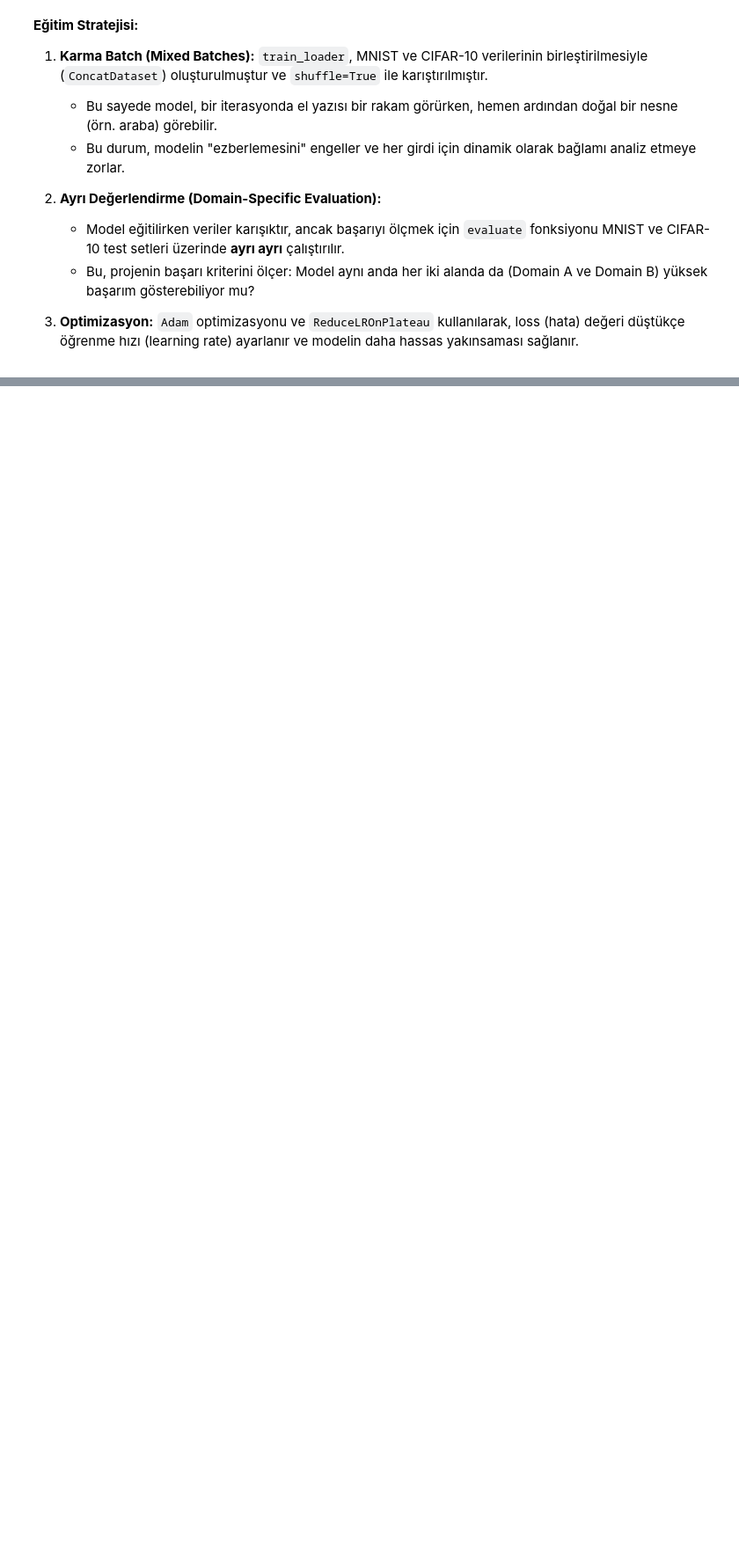
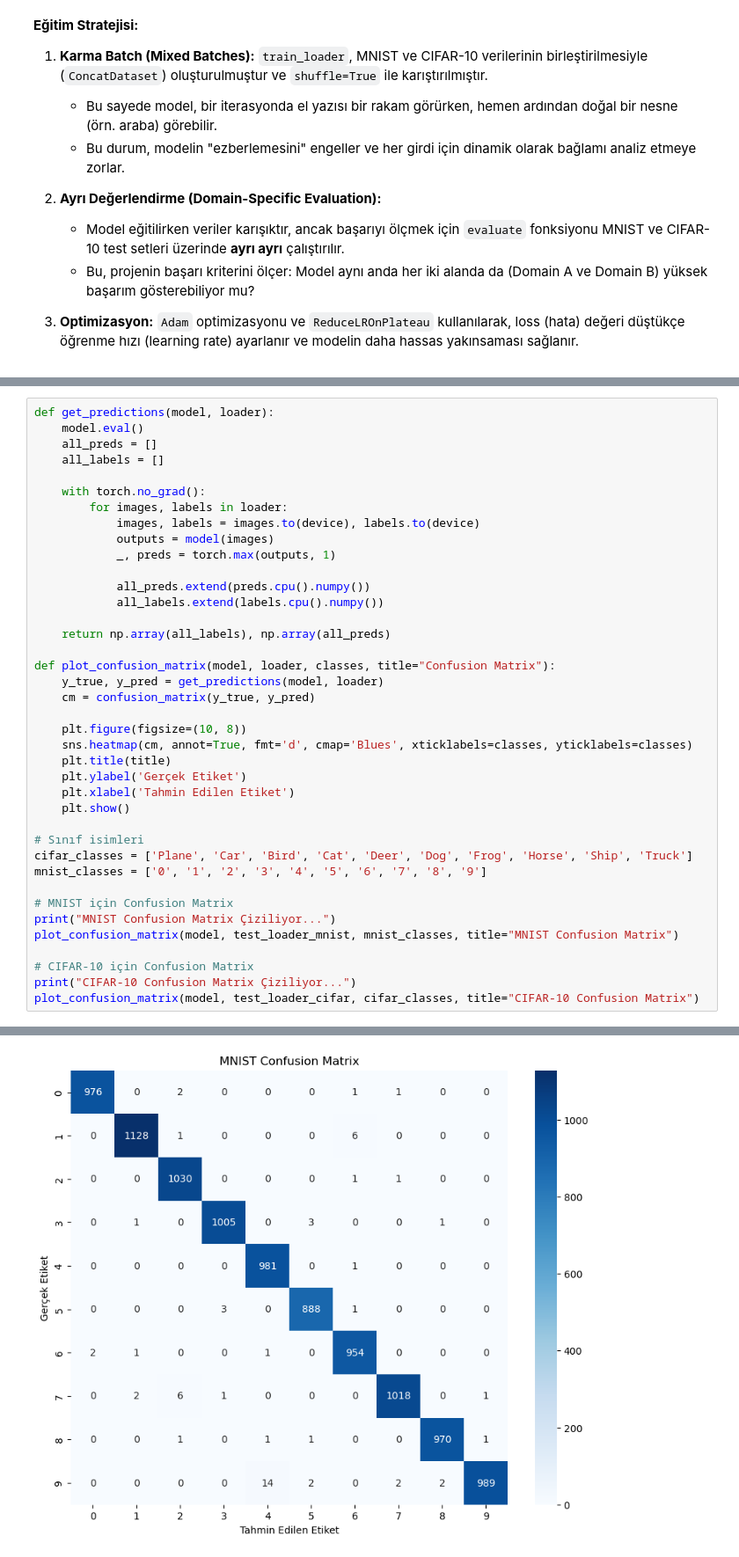
Before and after one commit to Yap-470-Project/YAP470_Project, a Jupyter notebook: Project470/CNN_Mnist_Cifar10.ipynb, the cells around one changed output, grey strips where cells are left out. Shown at 88% size. Drawn from its saved outputs; the diff is of its cells as text; blank space fills up the shorter version.

Commit message:
yeni cnn kodu eklendi, output dosyası eklendi

```diff
--- a/Project470/CNN_Mnist_Cifar10.ipynb
+++ b/Project470/CNN_Mnist_Cifar10.ipynb
@@ -233,0 +297,40 @@ Epoch 5: Train Loss: 0.3681 | Train Acc: 87.37%
+# %%
+def get_predictions(model, loader):
+    model.eval()
+    all_preds = []
+    all_labels = []
+
+    with torch.no_grad():
+        for images, labels in loader:
+            images, labels = images.to(device), labels.to(device)
+            outputs = model(images)
+            _, preds = torch.max(outputs, 1)
+
+            all_preds.extend(preds.cpu().numpy())
+            all_labels.extend(labels.cpu().numpy())
+
+    return np.array(all_labels), np.array(all_preds)
+
+def plot_confusion_matrix(model, loader, classes, title="Confusion Matrix"):
+    y_true, y_pred = get_predictions(model, loader)
+    cm = confusion_matrix(y_true, y_pred)
+
+    plt.figure(figsize=(10, 8))
+    sns.heatmap(cm, annot=True, fmt='d', cmap='Blues', xticklabels=classes, yticklabels=classes)
+    plt.title(title)
+    plt.ylabel('Gerçek Etiket')
+    plt.xlabel('Tahmin Edilen Etiket')
+    plt.show()
+
+# Sınıf isimleri
+cifar_classes = ['Plane', 'Car', 'Bird', 'Cat', 'Deer', 'Dog', 'Frog', 'Horse', 'Ship', 'Truck']
+mnist_classes = ['0', '1', '2', '3', '4', '5', '6', '7', '8', '9']
+
+# MNIST için Confusion Matrix
+print("MNIST Confusion Matrix Çiziliyor...")
+plot_confusion_matrix(model, test_loader_mnist, mnist_classes, title="MNIST Confusion Matrix")
+
+# CIFAR-10 için Confusion Matrix
+print("CIFAR-10 Confusion Matrix Çiziliyor...")
+plot_confusion_matrix(model, test_loader_cifar, cifar_classes, title="CIFAR-10 Confusion Matrix")
+# %% [output]
@@ -233,0 +338 @@ Epoch 5: Train Loss: 0.3681 | Train Acc: 87.37%
+[figure, added]
```
Also changed, not shown: parts of 7 cells of this notebook, 2 other files.
